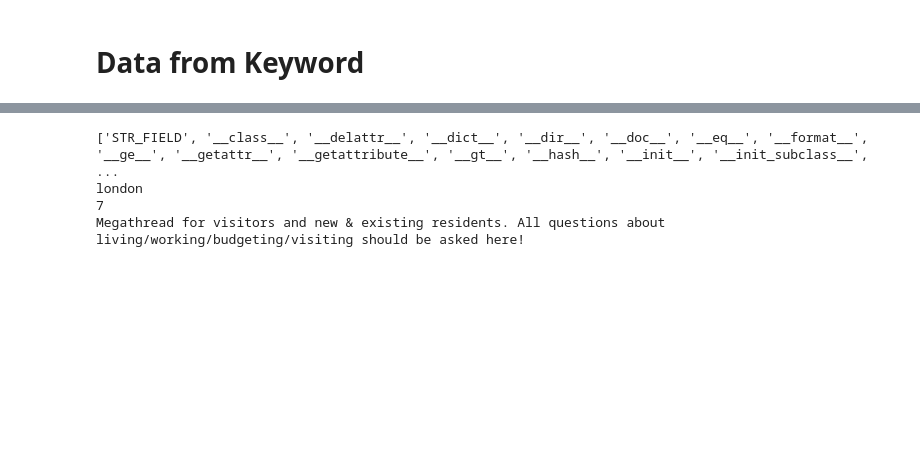
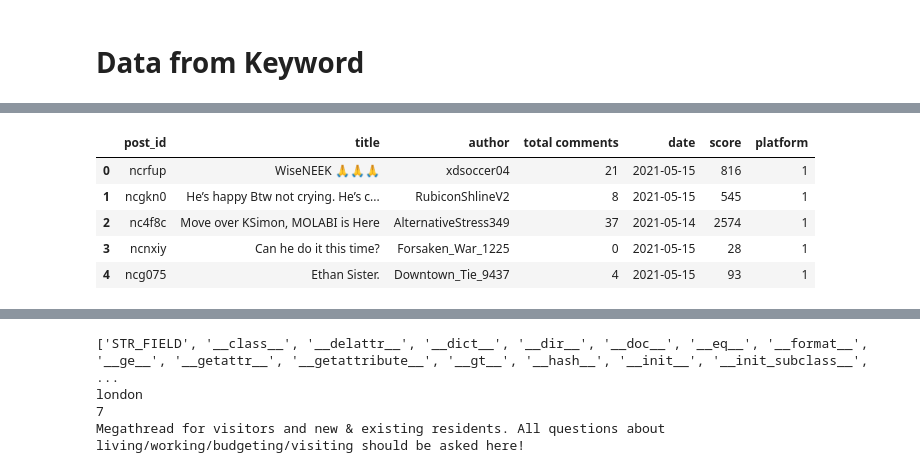
Before and after one commit to Harsh-2420/spotify, a Jupyter notebook: code/jupyter/reddit.ipynb, the cells around one changed output, grey strips where cells are left out. Saved outputs shown, nothing was run; the diff lists cells and outputs as text; code cells hidden in the pictures; blank space fills up the shorter version.

```diff
--- a/code/jupyter/reddit.ipynb
+++ b/code/jupyter/reddit.ipynb
@@ -23,15 +24,16 @@ comments = []
 date = []
 score = []
 platform = []
-for sub in subreddit.hot(limit=500):
-    time = datetime.utcfromtimestamp(sub.created).strftime('%Y-%m-%d')
-    id_list.append(sub.id)
-    title.append(sub.title)
-    author.append(sub.author)
-    comments.append(sub.num_comments)
-    date.append(time)
-    score.append(sub.score)
-    platform.append(1)
+for key, val in d.items():
+    for sub in val.hot(limit=50):
+        time = datetime.utcfromtimestamp(sub.created).strftime('%Y-%m-%d')
+        id_list.append(sub.id)
+        title.append(sub.title)
+        author.append(sub.author)
+        comments.append(sub.num_comments)
+        date.append(time)
+        score.append(sub.score)
+        platform.append(1)
 
 
 columns=['post_id', 'title', 'author', 'total comments', 'date posted', 'score']
@@ -42,3 +44,12 @@ df['total comments'] = comments
 df['date'] = date
 df['score'] = score
 df['platform'] = platform
+# %%
+df.head()
+# %% [output]
+|  | post_id | title | author | total comments | date | score | platform |
+| 0 | ncrfup | WiseNEEK 🙏🙏🙏 | xdsoccer04 | 21 | 2021-05-15 | 816 | 1 |
+| 1 | ncgkn0 | He’s happy Btw not crying. He’s c... | RubiconShlineV2 | 8 | 2021-05-15 | 545 | 1 |
+| 2 | nc4f8c | Move over KSimon, MOLABI is Here | AlternativeStress349 | 37 | 2021-05-14 | 2574 | 1 |
+| 3 | ncnxiy | Can he do it this time? | Forsaken_War_1225 | 0 | 2021-05-15 | 28 | 1 |
+| 4 | ncg075 | Ethan Sister. | Downtown_Tie_9437 | 4 | 2021-05-15 | 93 | 1 |
```
Also changed, not shown: parts of 14 cells of this notebook.
